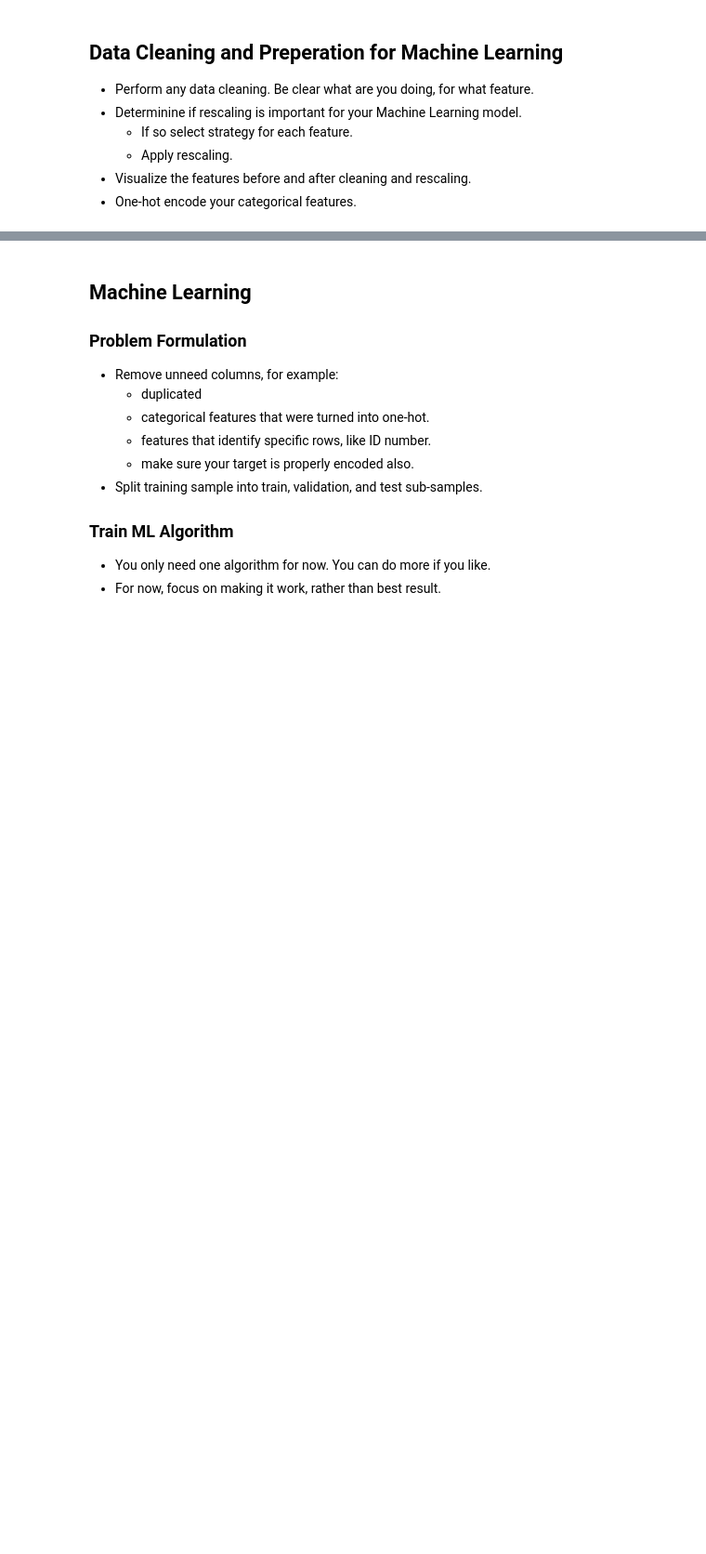
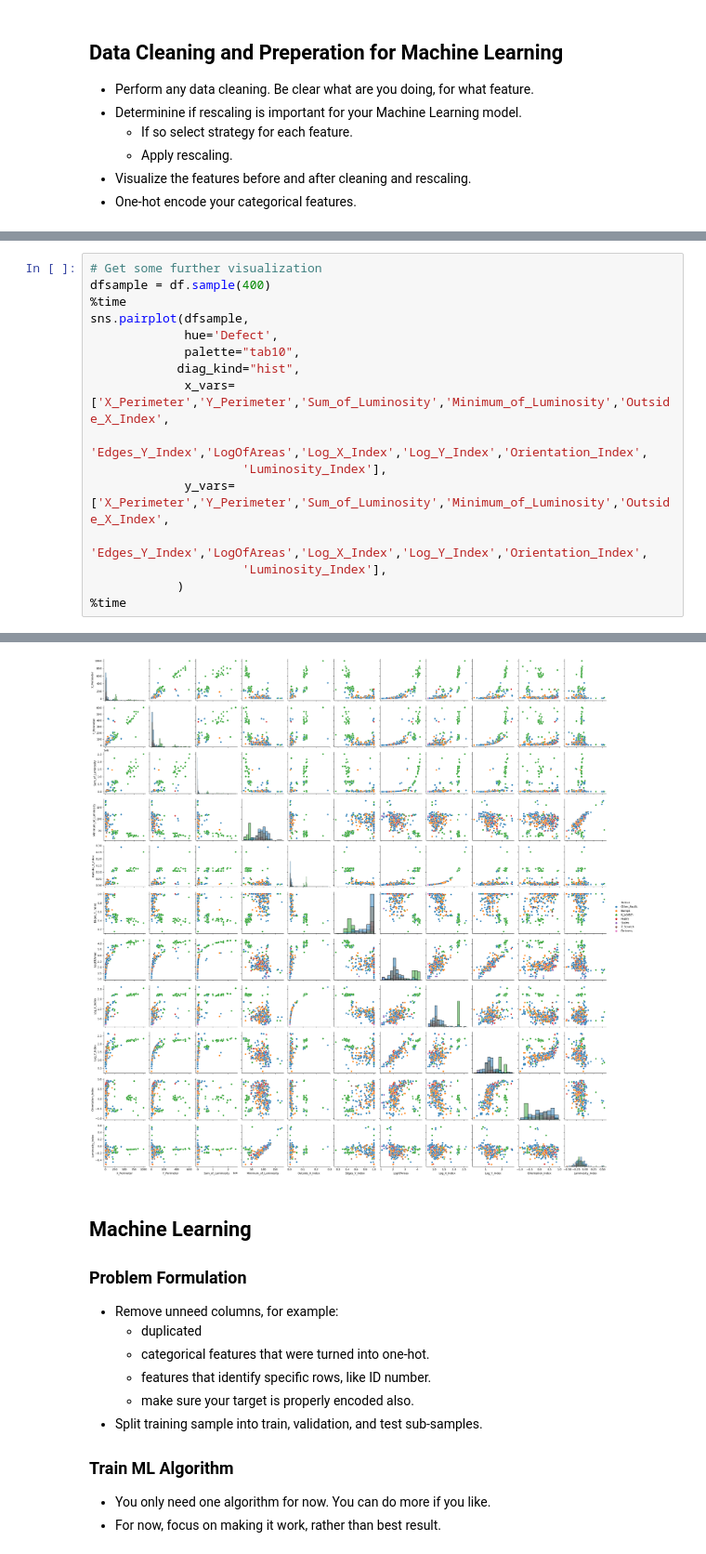
Before and after one commit to reese-quinto/DATA4380_Spring24, a Jupyter notebook: Lectures/Tabular.Kaggle.Project/KaggleTabularDataSubmission.ipynb, the cells around one changed output, grey strips where cells are left out. Shown at 93% size. Cells and saved outputs as stored; diff of their text form; blank space fills up the shorter version.

```diff
--- a/Lectures/Tabular.Kaggle.Project/KaggleTabularDataSubmission.ipynb
+++ b/Lectures/Tabular.Kaggle.Project/KaggleTabularDataSubmission.ipynb
@@ -361,0 +374,17 @@ df.head()
+# %%
+# Get some further visualization
+dfsample = df.sample(400)
+%time
+sns.pairplot(dfsample,
+             hue='Defect',
+             palette="tab10",
+            diag_kind="hist",
+             x_vars=['X_Perimeter','Y_Perimeter','Sum_of_Luminosity','Minimum_of_Luminosity','Outside_X_Index',
+                     'Edges_Y_Index','LogOfAreas','Log_X_Index','Log_Y_Index','Orientation_Index',
+                     'Luminosity_Index'],
+             y_vars=['X_Perimeter','Y_Perimeter','Sum_of_Luminosity','Minimum_of_Luminosity','Outside_X_Index',
+                     'Edges_Y_Index','LogOfAreas','Log_X_Index','Log_Y_Index','Orientation_Index',
+                     'Luminosity_Index'],
+            )
+%time
+# %% [output]
@@ -362,3 +395,4 @@ df.head()
+[figure, added]
 # %% [markdown]
 ## Machine Learning
 
```
Also changed, not shown: parts of 15 cells of this notebook.
